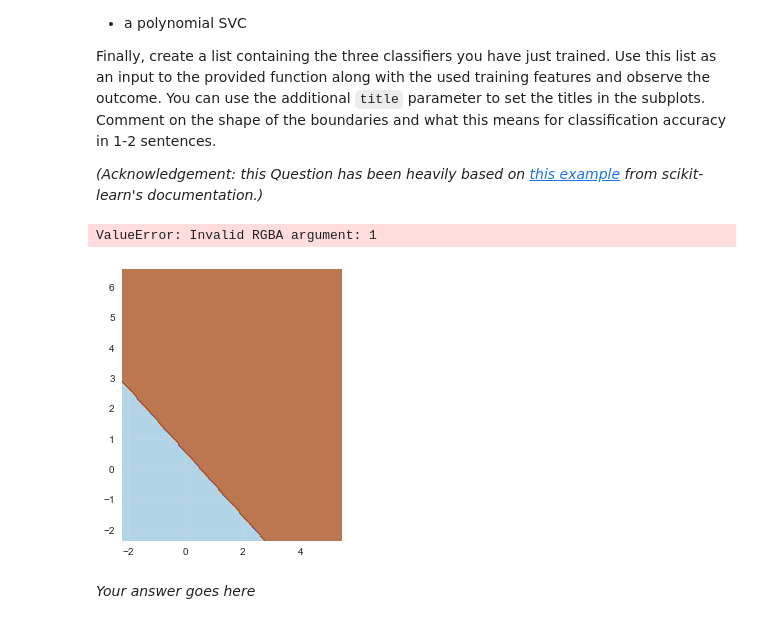
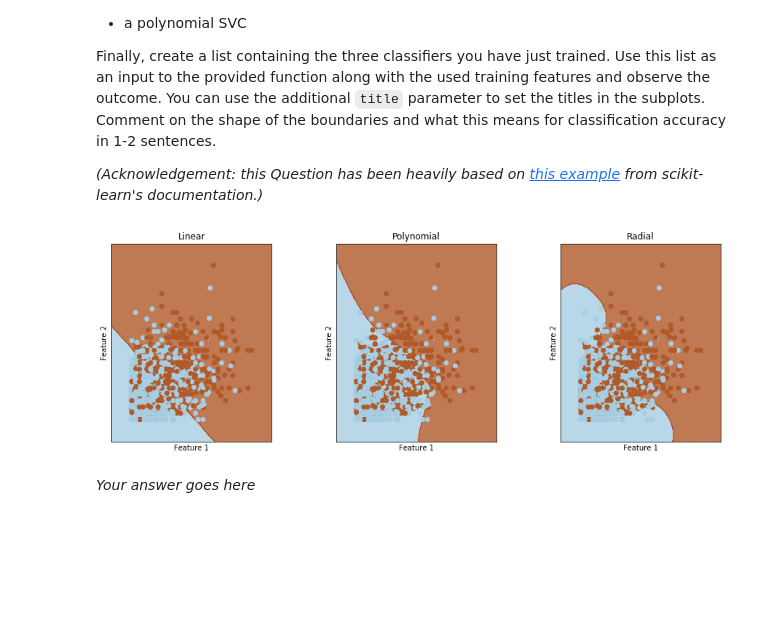
Before and after one commit to hirshagarwal/iaml2017, a Jupyter notebook: 07_Assignment_3.ipynb, the cells around one changed output. Saved outputs shown, nothing was run; the diff lists cells and outputs as text; code cells hidden in the pictures; blank space fills up the shorter version.

Commit message:
Finished graph in assignment 3

```diff
--- a/07_Assignment_3.ipynb
+++ b/07_Assignment_3.ipynb
@@ -466,19 +466,21 @@ def show_svc_decision_boundaries(clfs, X, title=None):
         if title is not None:
             plt.title(title[i])
 # %%
-select_x_train = transf_x_train[:, [20, 75]]
+select_x_train = transf_x_tr[:, [20, 75]]
+select_x_val = transf_x_val[:, [20, 75]]
+# y_tr = y_tr.astype(float)
 # Create 3 SVMs
 select_svm_linear = svm.LinearSVC()
 select_svm_radial_basis = svm.SVC(kernel='rbf')
 select_svm_polynomial = svm.SVC(kernel='poly')
 # Train the SVMs
-select_svm_linear.fit(select_x_train, y_train)
-select_svm_radial_basis.fit(select_x_train, y_train)
-select_svm_polynomial.fit(select_x_train, y_train)
-show_svc_decision_boundaries([select_svm_linear, select_svm_polynomial, select_svm_radial_basis], select_x_train, ['Linear', 'Polynomial', 'Radial'])
+select_svm_linear.fit(select_x_train, y_tr)
+select_svm_radial_basis.fit(select_x_train, y_tr)
+select_svm_polynomial.fit(select_x_train, y_tr)
+titles = ['Linear', 'Polynomial', 'Radial']
+show_svc_decision_boundaries([select_svm_linear, select_svm_polynomial, select_svm_radial_basis], select_x_train, titles)
 # %% [output]
-ValueError: Invalid RGBA argument: 1
-[figure, old version]
+[figure, new version]
 # %% [markdown]
 *Your answer goes here*
 # %% [markdown]
```
Also changed, not shown: parts of 18 cells of this notebook.
